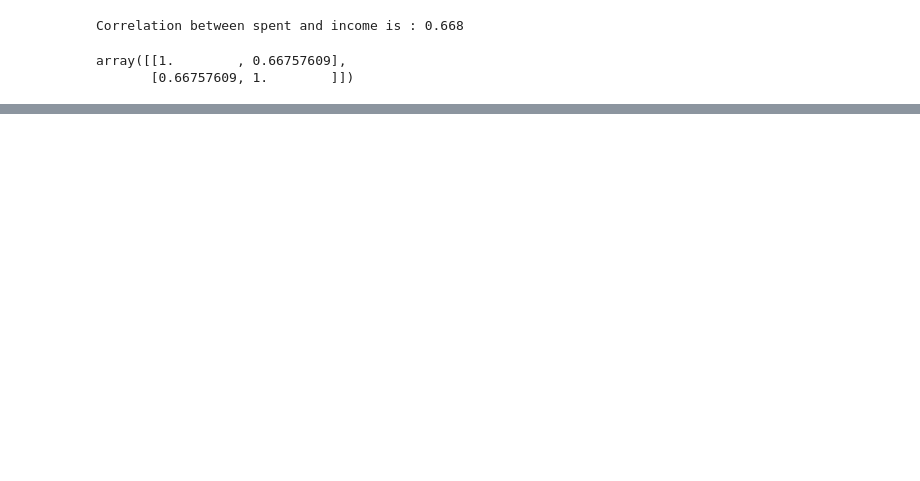
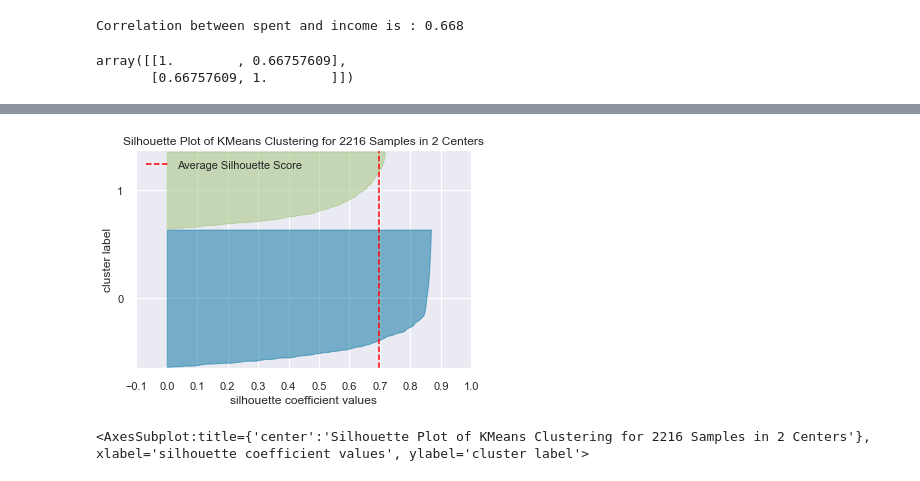
Before and after one commit to phuonggiang723/Customer-s-personality-analysis, a Jupyter notebook: Customer's personality analysis.ipynb, the cells around one changed output, grey strips where cells are left out. Saved outputs shown, nothing was run; the diff lists cells and outputs as text; code cells hidden in the pictures; blank space fills up the shorter version.

```diff
--- a/Customer's personality analysis.ipynb
+++ b/Customer's personality analysis.ipynb
@@ -338,0 +375,8 @@ pd.
+# %%
+model = KMeans(2, random_state=42)
+visualizer = SilhouetteVisualizer(model, colors='yellowbrick')
+visualizer.fit(mkt[['Age','Spent']])        # Fit the data to the visualizer
+visualizer.show()
+# %% [output]
+[figure, added]
+<AxesSubplot:title={'center':'Silhouette Plot of KMeans Clustering for 2216 Samples in 2 Centers'}, xlabel='silhouette coefficient values', ylabel='cluster label'>
```
Also changed, not shown: parts of 26 cells of this notebook.
